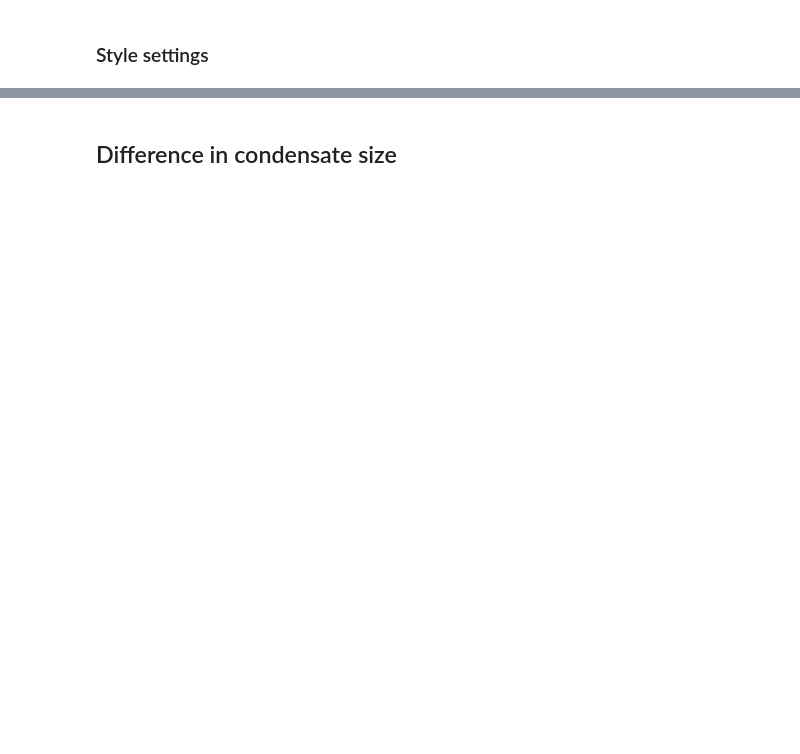
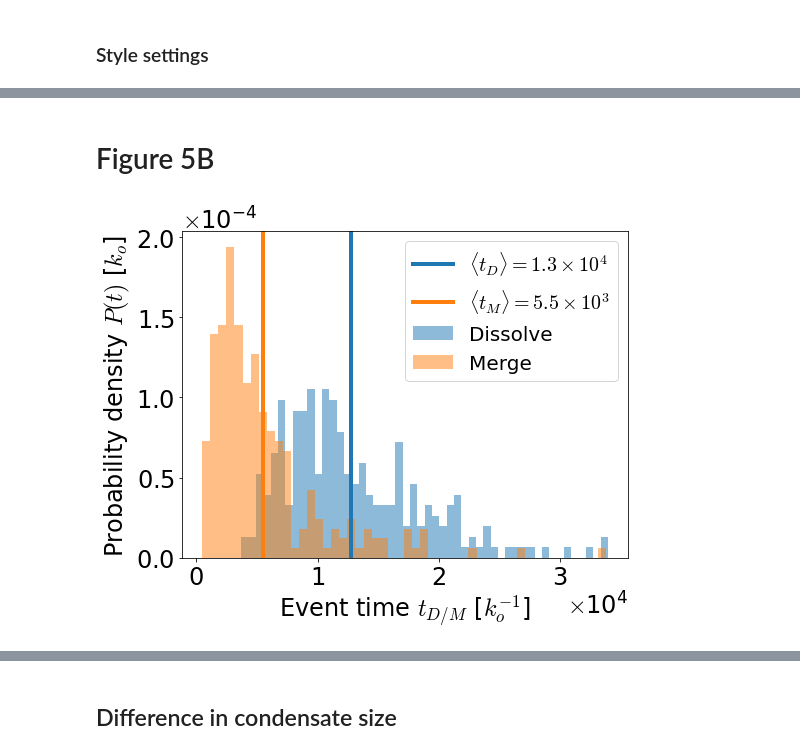
Before and after one commit to palladio11/aLENS_analysis, a Jupyter notebook: notebooks/chromatin_notebooks/Dyn_cond_figs/Figure5.ipynb, the cells around one changed output, grey strips where cells are left out. Saved outputs shown, nothing was run; the diff lists cells and outputs as text; code cells hidden in the pictures; blank space fills up the shorter version.

```diff
--- a/notebooks/chromatin_notebooks/Dyn_cond_figs/Figure5.ipynb
+++ b/notebooks/chromatin_notebooks/Dyn_cond_figs/Figure5.ipynb
@@ -95,0 +128,41 @@ plt.rcParams['image.cmap'] = 'YlOrRd'
+# %% [markdown]
+# Figure 5B
+# %%
+def convert_e_to_x10n(text):
+    # Find numbers in scientific notation
+    matches = re.findall(r'\b\d+\.\d+e[+-]\d+\b', text)
+    for match in matches:
+        # Split the number into the coefficient and the exponent
+        coefficient, exponent = match.split('e')
+        # Convert the number to 'x10^n' format
+        x10n_format = rf"${coefficient}\times 10^{int(exponent)}$"
+        # Replace the original number with the 'x10^n' format
+        text = text.replace(match, x10n_format)
+    return text
+data_path =  next(ceph_path.glob('minimal_cond_runs/24-03-21_Renger1600_slice9.7.1_sep50-450_L3-9um/simulations/lsep150_L5/*.h5'))
+fig, axarr = plt.subplots(1,1, figsize=(8,6), sharex=True)
+with h5py.File(data_path, 'r+') as h5_data:
+    params = yaml.safe_load(h5_data.attrs['params'])
+    dis_times = h5_data['dissolve_times'][...]
+    merge_times = h5_data['merge_times'][...]
+    _ = axarr.hist(dis_times, density=True, bins=50,
+                     label='Dissolve',alpha=.5)
+    _ = axarr.axvline(dis_times.mean(), color='tab:blue', linewidth=4,
+                        label=convert_e_to_x10n(rf'$\langle t_D \rangle = ${dis_times.mean():.2g}'))
+    _ = axarr.hist(merge_times, density=True, bins=50,
+                     label='Merge',alpha=.5)
+    _ = axarr.axvline(merge_times.mean(), color='tab:orange', linewidth=4,
+                        label=convert_e_to_x10n(rf'$\langle t_M \rangle = ${merge_times.mean():.2g}'))
+    _ = axarr.set_xlabel('Event time $t_{D/M}$ [$k_o^{-1}$]')
+    _ = axarr.set_ylabel('Probability density $P(t)$ [$k_o$]')
+
+plt.gca().yaxis.set_major_formatter(plt.ScalarFormatter(useMathText=True))
+plt.gca().xaxis.set_major_formatter(plt.ScalarFormatter(useMathText=True))
+
+axarr.ticklabel_format(style='sci', axis='y', scilimits=(0,0))
+axarr.ticklabel_format(style='sci', axis='x', scilimits=(0,0))
+
+_ = axarr.legend()
+fig.savefig('Figure5/Fig5C.png', dpi=300, bbox_inches='tight')
+# %% [output]
+[figure, added]
```
Also changed, not shown: parts of 10 cells of this notebook, 2 other files.
